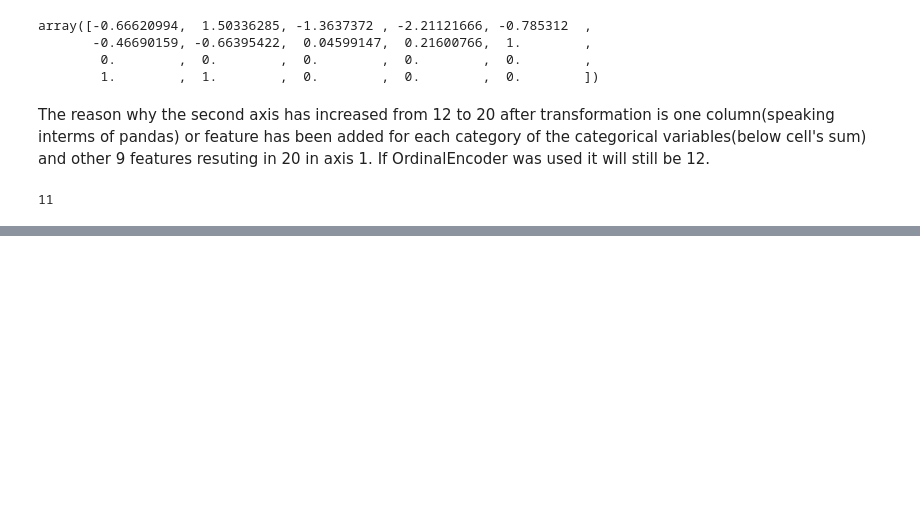
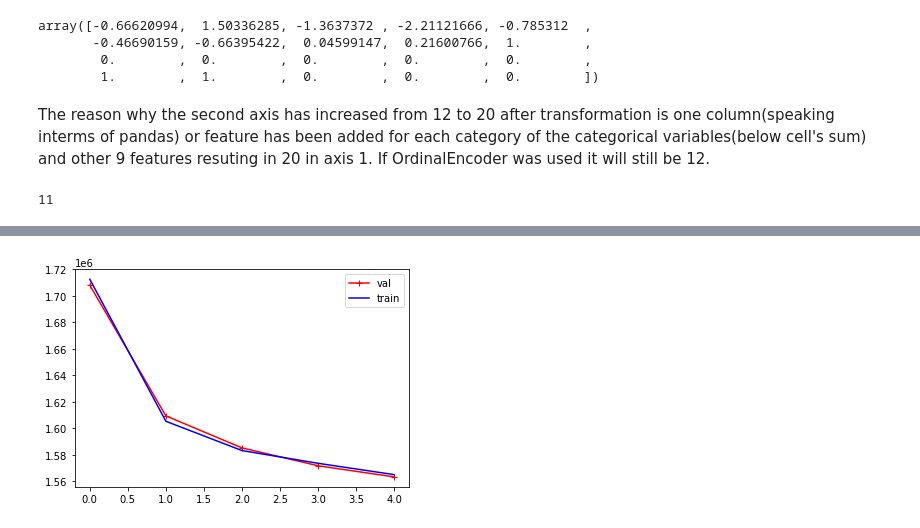
Before and after one commit to JpChii/ML-Projects, a Jupyter notebook: rossmann-stores-sales-prediction.ipynb, the cells around one changed output, grey strips where cells are left out. Drawn from its saved outputs; the diff is of its cells as text; code cells hidden in the pictures; blank space fills up the shorter version.

```diff
--- a/rossmann-stores-sales-prediction.ipynb
+++ b/rossmann-stores-sales-prediction.ipynb
@@ -1013,0 +1118,7 @@ len(np.unique(store_df.StoreType)) + len(np.unique(store_df.Assortment)) + len(n
+# %%
+from sklearn.svm import LinearSVR
+svm_reg = LinearSVR()
+# %%
+val_score, train_scores = plot_learning_curvers(model=svm_reg, X=rossman_prepared, y=y_train, train_step=0.2)
+# %% [output]
+[figure, added]
```
Also changed, not shown: parts of 27 cells of this notebook.
